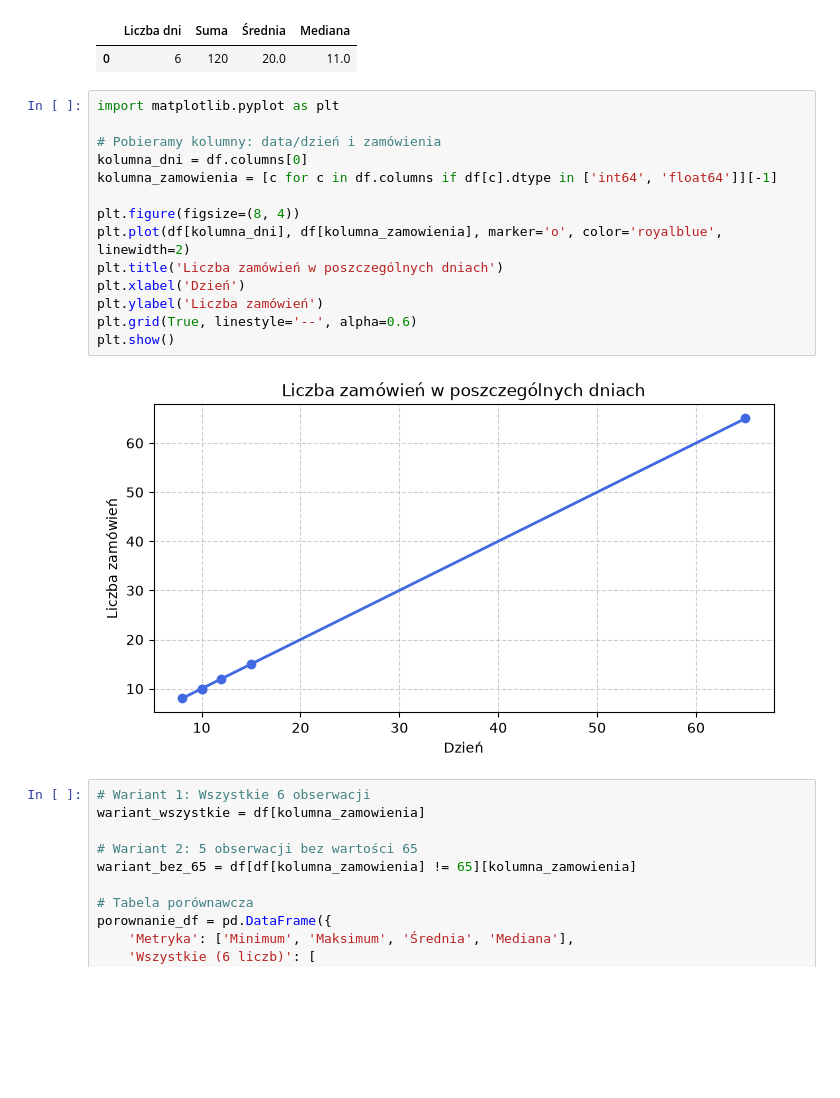
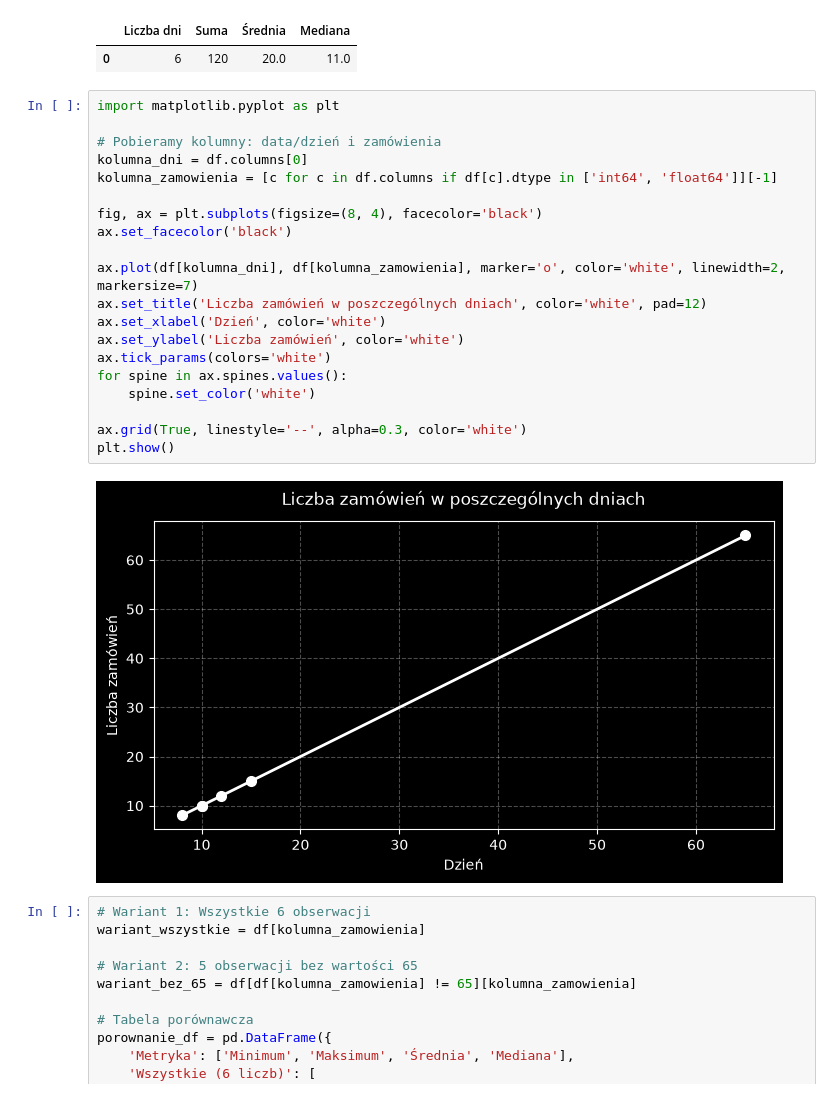
Before and after one commit to jakubszymura28-cyber/praktyki-dane, a Jupyter notebook: notebooks/01_start.ipynb, the cells around one changed output. Cells and saved outputs as stored; diff of their text form; blank space fills up the shorter version.

```diff
--- a/notebooks/01_start.ipynb
+++ b/notebooks/01_start.ipynb
@@ -34,19 +34,25 @@ Wersja pandas: 3.0.6
 # %%
 import matplotlib.pyplot as plt
 
 # Pobieramy kolumny: data/dzień i zamówienia
 kolumna_dni = df.columns[0]
 kolumna_zamowienia = [c for c in df.columns if df[c].dtype in ['int64', 'float64']][-1]
 
-plt.figure(figsize=(8, 4))
-plt.plot(df[kolumna_dni], df[kolumna_zamowienia], marker='o', color='royalblue', linewidth=2)
-plt.title('Liczba zamówień w poszczególnych dniach')
-plt.xlabel('Dzień')
-plt.ylabel('Liczba zamówień')
-plt.grid(True, linestyle='--', alpha=0.6)
+fig, ax = plt.subplots(figsize=(8, 4), facecolor='black')
+ax.set_facecolor('black')
+
+ax.plot(df[kolumna_dni], df[kolumna_zamowienia], marker='o', color='white', linewidth=2, markersize=7)
+ax.set_title('Liczba zamówień w poszczególnych dniach', color='white', pad=12)
+ax.set_xlabel('Dzień', color='white')
+ax.set_ylabel('Liczba zamówień', color='white')
+ax.tick_params(colors='white')
+for spine in ax.spines.values():
+    spine.set_color('white')
+
+ax.grid(True, linestyle='--', alpha=0.3, color='white')
 plt.show()
 # %% [output]
-[figure, old version]
+[figure, new version]
 # %%
 # Wariant 1: Wszystkie 6 obserwacji
 wariant_wszystkie = df[kolumna_zamowienia]
```
Also changed, not shown: 13 other files.
